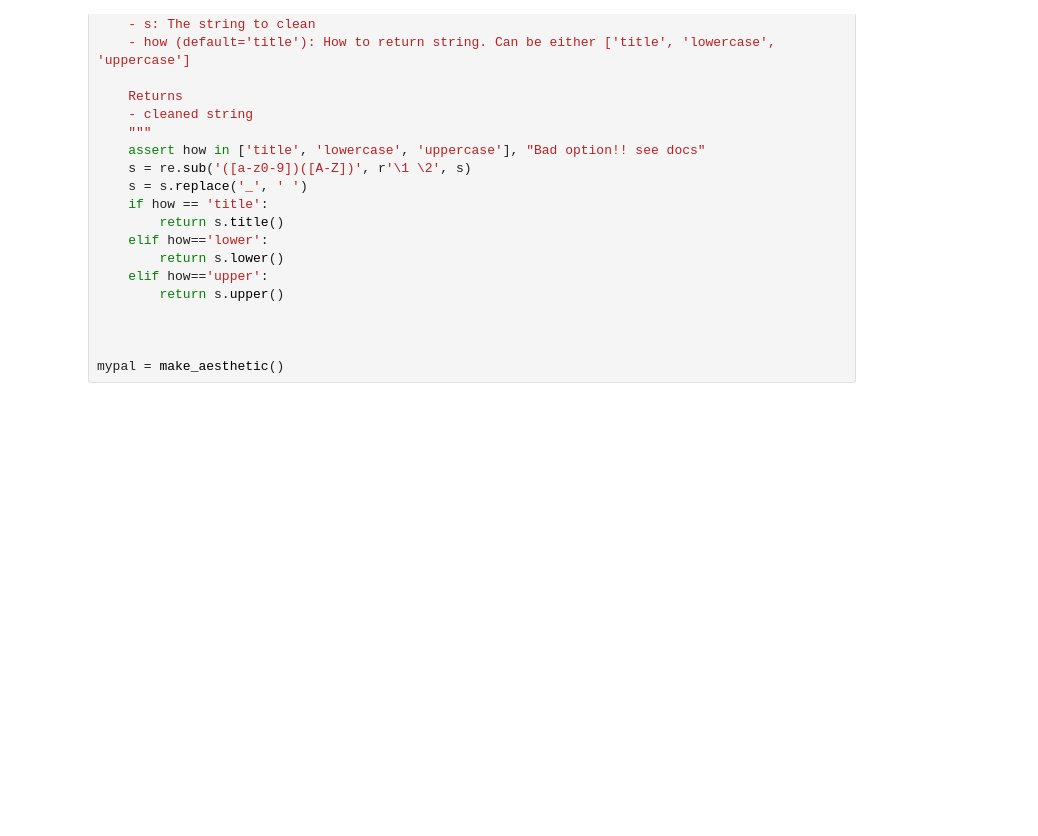
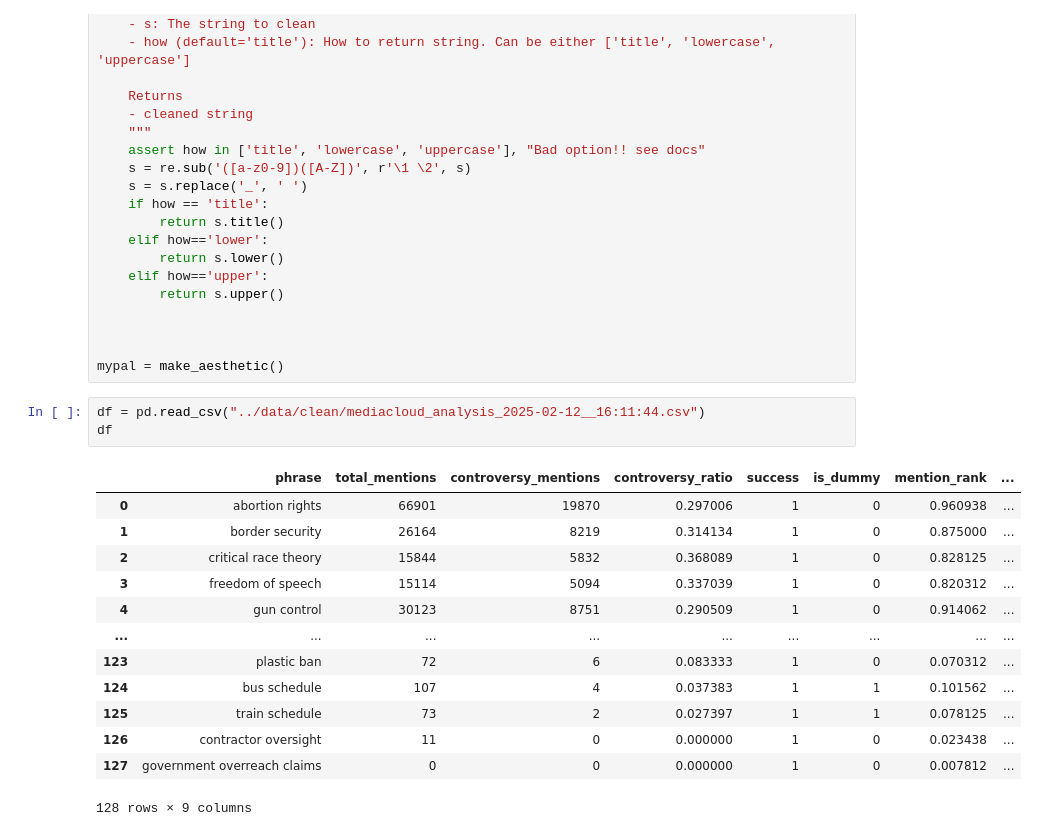
Before and after one commit to josh-ashkinaze/rename, a Jupyter notebook: scripts/2.3_explore_mc_data.ipynb, the cells around one changed output. Cells and saved outputs as stored; diff of their text form; blank space fills up the shorter version.

```diff
--- a/scripts/2.3_explore_mc_data.ipynb
+++ b/scripts/2.3_explore_mc_data.ipynb
@@ -130,4 +130,21 @@ def clean_vars(s, how='title'):
 
 
 mypal = make_aesthetic()
+# %%
+df = pd.read_csv("../data/clean/mediacloud_analysis_2025-02-12__16:11:44.csv")
+df
+# %% [output]
+|  | phrase | total_mentions | controversy_mentions | controversy_ratio | success | is_dummy | mention_rank | ... |
+| 0 | abortion rights | 66901 | 19870 | 0.297006 | 1 | 0 | 0.960938 | ... |
+| 1 | border security | 26164 | 8219 | 0.314134 | 1 | 0 | 0.875000 | ... |
+| 2 | critical race theory | 15844 | 5832 | 0.368089 | 1 | 0 | 0.828125 | ... |
+| 3 | freedom of speech | 15114 | 5094 | 0.337039 | 1 | 0 | 0.820312 | ... |
+| 4 | gun control | 30123 | 8751 | 0.290509 | 1 | 0 | 0.914062 | ... |
+| ... | ... | ... | ... | ... | ... | ... | ... | ... |
+| 123 | plastic ban | 72 | 6 | 0.083333 | 1 | 0 | 0.070312 | ... |
+| 124 | bus schedule | 107 | 4 | 0.037383 | 1 | 1 | 0.101562 | ... |
+| 125 | train schedule | 73 | 2 | 0.027397 | 1 | 1 | 0.078125 | ... |
+| 126 | contractor oversight | 11 | 0 | 0.000000 | 1 | 0 | 0.023438 | ... |
+| 127 | government overreach claims | 0 | 0 | 0.000000 | 1 | 0 | 0.007812 | ... |
+128 rows × 9 columns
 # %%
```
Also changed, not shown: parts of 5 cells of this notebook, 7 other files.
